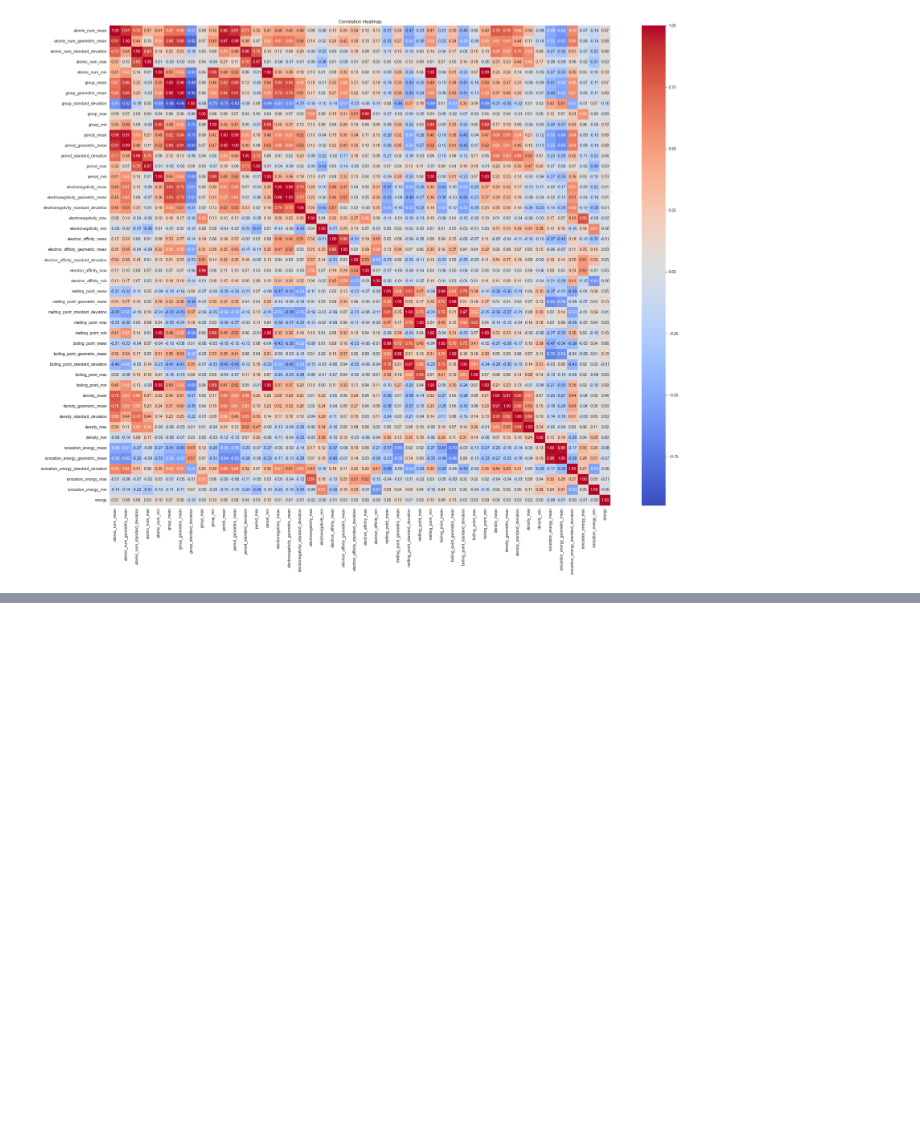
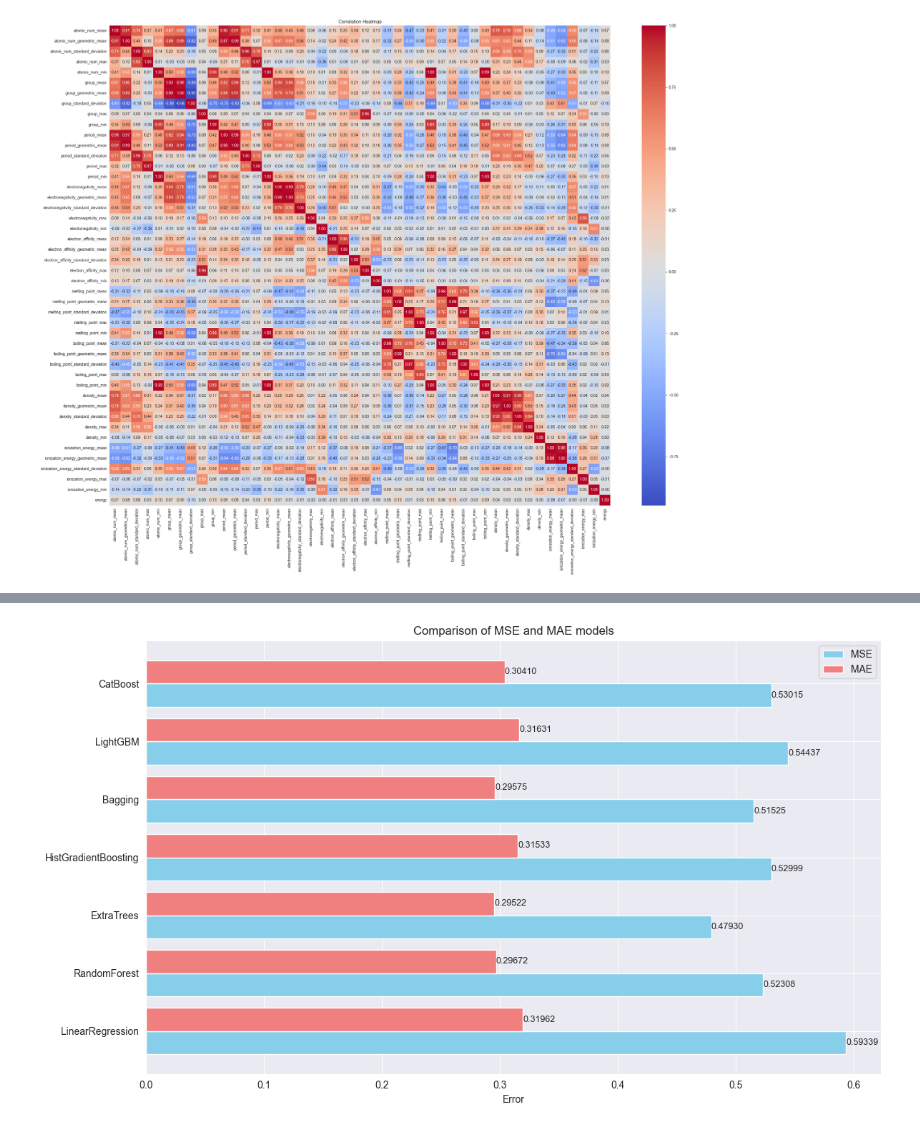
Before and after one commit to gerageragera39/Aixelo_Project_DataLab_2025, a Jupyter notebook: src/training/models/RegressionODAC.ipynb, the cells around one changed output, grey strips where cells are left out. Cells and saved outputs as stored; diff of their text form; code cells hidden in the pictures; blank space fills up the shorter version.

Commit message:
result graph

```diff
--- a/src/training/models/RegressionODAC.ipynb
+++ b/src/training/models/RegressionODAC.ipynb
@@ -212,4 +198,7 @@ You can set `force_col_wise=true` to remove the overhead.
 # %%
+mse_scores = {}
+mae_scores = {}
+
 def print_error(name, y_pred):
     print('---------------------------------------------------------\n')
     print(f'Model: {name}')
@@ -218,6 +207,9 @@ def print_error(name, y_pred):
     rmse = np.sqrt(mse)
     r2 = r2_score(Y_test, y_pred)
 
+    mse_scores[name] = mse
+    mae_scores[name] = mae
+
     print(f"Mean Absolute Error (MAE): {mae}")
     print(f"Mean Squared Error (MSE): {mse}")
     print(f"Root Mean Squared Error (RMSE): {rmse}")
@@ -243,3 +235,25 @@ Mean Absolute Error (MAE): 0.30410417145761204
 Mean Squared Error (MSE): 0.5301509821639427
 Root Mean Squared Error (RMSE): 0.7281146765200813
 R² Score: 9.56%
+# %%
+plt.figure(figsize=(12, 7))
+
+bar_width = 0.4
+indices = np.arange(len(mse_scores))
+
+plt.barh(indices - bar_width/2, list(mse_scores.values()), bar_width, label='MSE', color='skyblue')
+plt.barh(indices + bar_width/2, list(mae_scores.values()), bar_width, label='MAE', color='lightcoral')
+
+plt.yticks(indices, list(mse_scores.keys()))
+plt.xlabel('Error')
+plt.title('Comparison of MSE and MAE models')
+plt.legend()
+
+for i, (mse, mae) in enumerate(zip(mse_scores.values(), mae_scores.values())):
+    plt.text(mse, i - bar_width/2, f"{mse:.5f}", va='center', ha='left', fontsize=9)
+    plt.text(mae, i + bar_width/2, f"{mae:.5f}", va='center', ha='left', fontsize=9)
+
+plt.tight_layout()
+plt.show()
+# %% [output]
+[figure, added]
```
Also changed, not shown: parts of 3 cells of this notebook.
